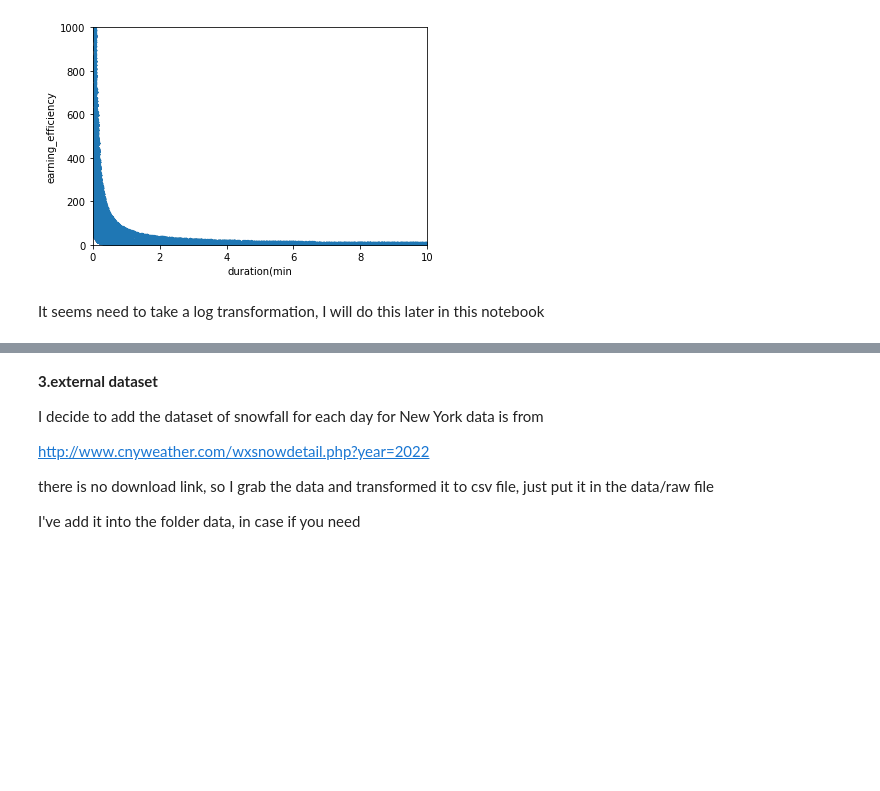
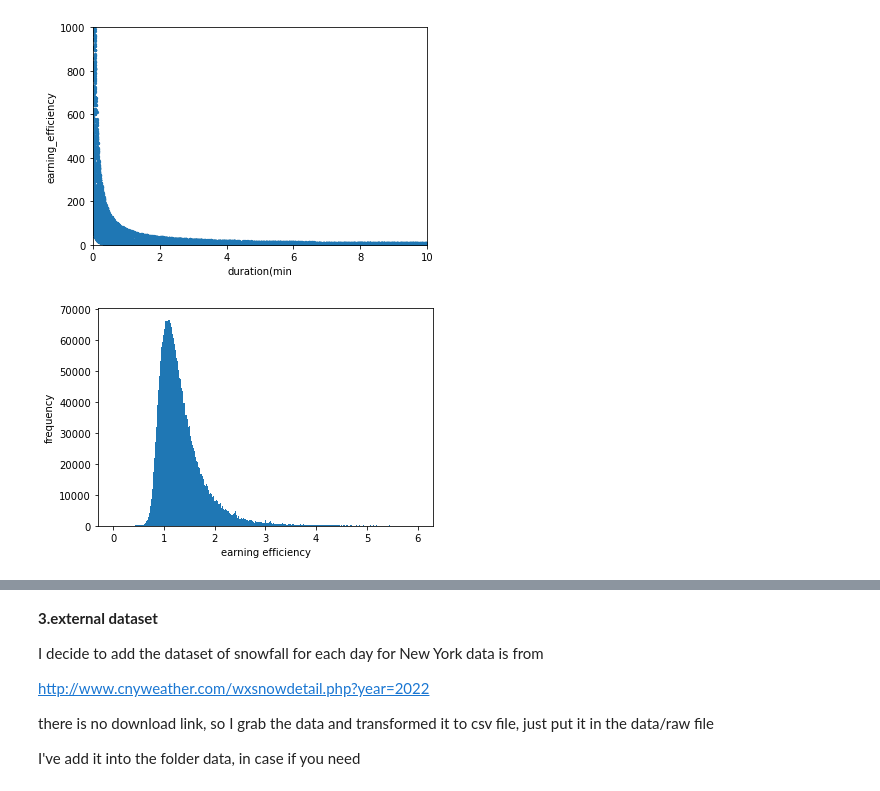
Before and after one commit to MAST30034-Applied-Data-Science/mast30034-project-1-LZY-Ziyi, a Jupyter notebook: notebooks/feature_engineering.ipynb, the cells around one changed output, grey strips where cells are left out. Cells and saved outputs as stored; diff of their text form; code cells hidden in the pictures; blank space fills up the shorter version.

```diff
--- a/notebooks/feature_engineering.ipynb
+++ b/notebooks/feature_engineering.ipynb
@@ -184,5 +184,11 @@ plt.ylabel('earning_efficiency')
 # %% [output]
 Text(0, 0.5, 'earning_efficiency')
 [figure]
-# %% [markdown]
-It seems need to take a log transformation, I will do this later in this notebook
+# %%
+# let's see the distribution of earning efficiency
+plt.hist(df['earning_efficiency'],bins=1000, range=(0,6))
+plt.xlabel('earning efficiency')
+plt.ylabel('frequency')
+plt.show()
+# %% [output]
+[figure, added]
```
Also changed, not shown: parts of 26 cells of this notebook, 19 other files.
